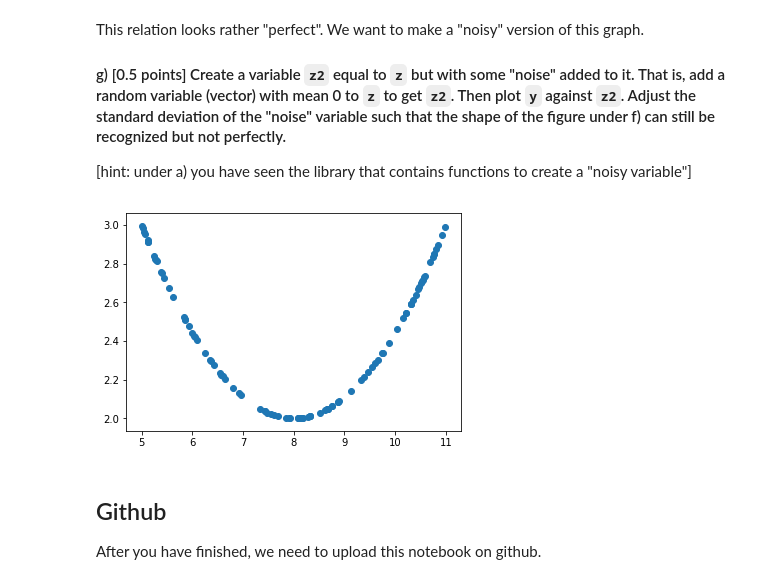
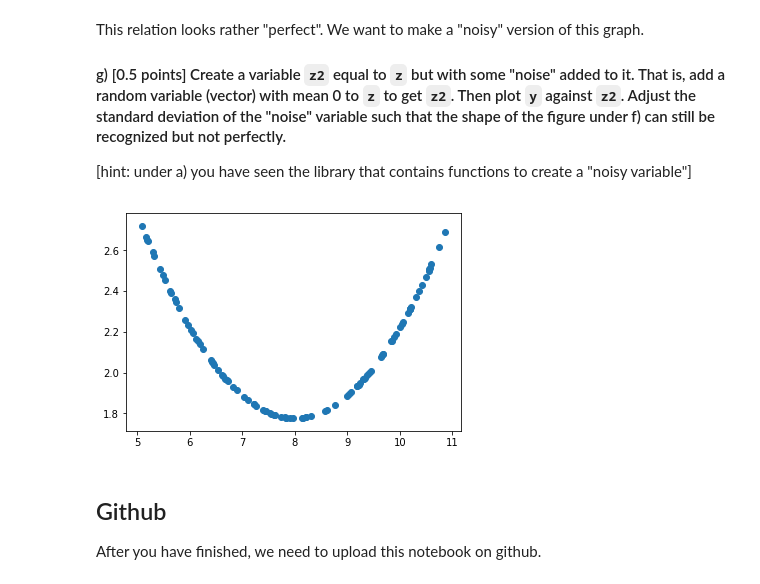
Before and after one commit to bram17/assignments, a Jupyter notebook: exam_Sep_211_2018 (1).ipynb, the cells around one changed output. Drawn from its saved outputs; the diff is of its cells as text; code cells hidden in the pictures.

```diff
--- a/exam_Sep_211_2018 (1).ipynb
+++ b/exam_Sep_211_2018 (1).ipynb
@@ -125,12 +125,12 @@ This relation looks rather "perfect". We want to make a "noisy" version of this
 
 [hint: under a) you have seen the library that contains functions to create a "noisy variable"]
 # %%
-z2=z+2
+z2=z+np.random.uniform(0,2)
 df1 = pd.DataFrame({'z2': z2})
 plt.scatter(y, z2,)
 plt.show()
 # %% [output]
-[figure, old version]
+[figure, new version]
 # %% [markdown]
 ## Github
 
```
Also changed, not shown: parts of 7 cells of this notebook.
